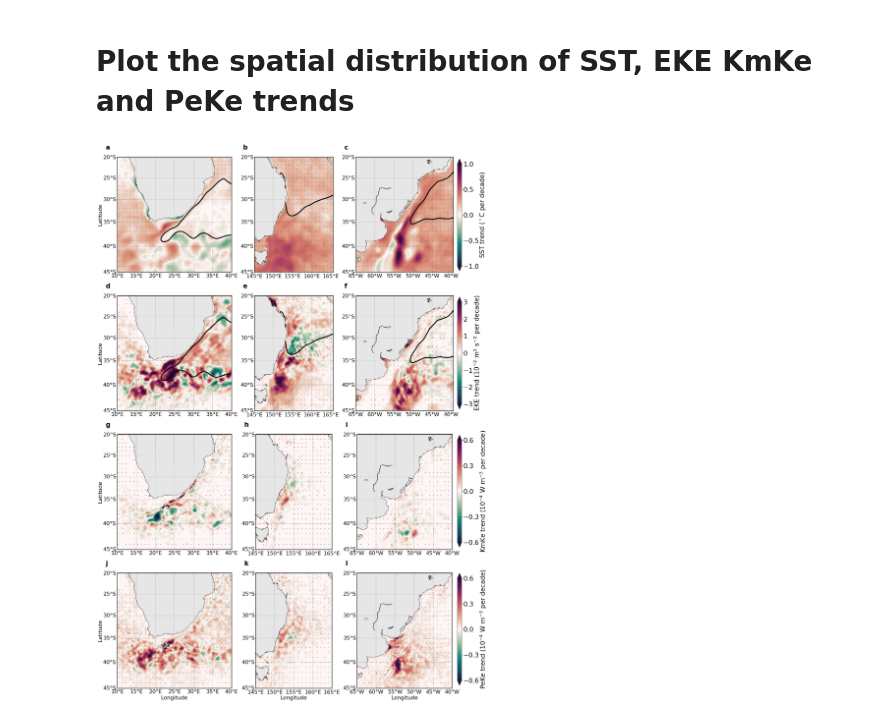
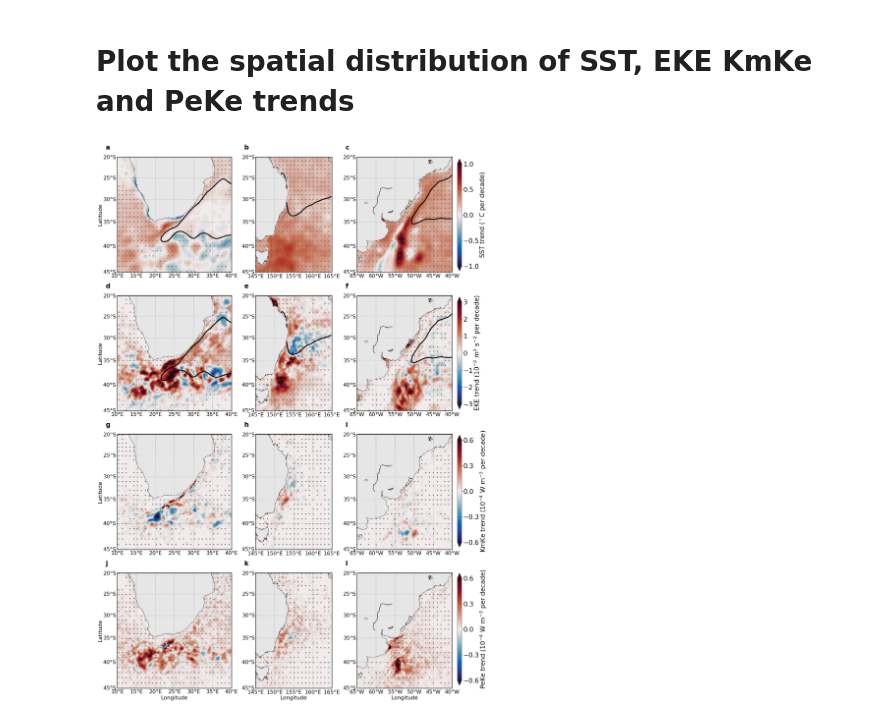
Before and after one commit to lijunde/WBCs_SST_EKE, a Jupyter notebook: NCC_Figure2.ipynb, the cells around one changed output. Drawn from its saved outputs; the diff is of its cells as text; code cells hidden in the pictures.

```diff
--- a/NCC_Figure2.ipynb
+++ b/NCC_Figure2.ipynb
@@ -48,23 +48,23 @@ PeKe_p[np.where(PeKe_p > 0.05)] = np.nan
 # Plot the spatial distribution of SST, EKE KmKe and PeKe trends
 # %%
 ##############################################################################################################
-labels      = ['a','b','c','d','e','f','g','h','i','j','k','l']
-levels1     = np.linspace(-1,1,50)
-levels2     = np.linspace(-3,3,50)
-levels3     = np.linspace(-0.6,0.6,50)
-tick_marks1 = np.linspace(-1,1,5)
-tick_marks2 = np.linspace(-3,3,7)
-tick_marks3 = np.linspace(-0.6,0.6,5)
-cmaps1      = cmaps.cmocean_curl
-fig_ratio   = 0.9
-fig         = plt.figure(figsize=(24, 32))
-gs          = gridspec.GridSpec(4,3)
-labelfont   = 22
+labels        = ['a','b','c','d','e','f','g','h','i','j','k','l']
+levels1       = np.linspace(-1,1,50)
+levels2       = np.linspace(-3,3,50)
+levels3       = np.linspace(-0.6,0.6,50)
+tick_marks1   = np.linspace(-1,1,5)
+tick_marks2   = np.linspace(-3,3,7)
+tick_marks3   = np.linspace(-0.6,0.6,5)
+cmaps1        = cmaps.cmocean_balance
+fig_ratio     = 0.9
+fig           = plt.figure(figsize=(24, 32))
+gs            = gridspec.GridSpec(4,3)
+labelfont     = 22
 padspacescale = 10
 labelpadscale = 2
-linefont    = 1
-scale       = 1.25
-m_scale     = 10
+linefont      = 1
+scale         = 1.25
+m_scale       = 50
 ##############################################################################################################
 for i in range(12):
     if i==0:
@@ -148,11 +148,11 @@ for i in range(12):
         plt.ylabel('Latitude',fontsize=labelfont,labelpad=6*padspacescale,family='sans-serif')
         cx,cy = m(7, -18.0)
     elif np.mod(i,3)==1:
-        m   = Basemap(projection='merc',suppress_ticks=True,llcrnrlat=-45,urcrnrlat= -20+0.1,llcrnrlon=145,urcrnrlon=np.nanmax(lon),resolution='l')
+        m   = Basemap(projection='merc',suppress_ticks=True,llcrnrlat=-45,urcrnrlat= -20+0.1,llcrnrlon=145,urcrnrlon=165,resolution='l')
         cx,cy  = m(142, -18.0)
         l=l+0.01
     else:
-        m   = Basemap(projection='merc',suppress_ticks=True,llcrnrlat=-45,urcrnrlat= -20+0.1,llcrnrlon=295,urcrnrlon=np.nanmax(lon),resolution='l')
+        m   = Basemap(projection='merc',suppress_ticks=True,llcrnrlat=-45,urcrnrlat= -20+0.1,llcrnrlon=295,urcrnrlon=320,resolution='l')
         cx,cy  = m(292, -18.0)
 
     m.drawparallels(np.arange(-60,-0, 5),labels=[1,0,0,0],linewidth=linefont,dashes=[2,2],color='.5',fontsize=labelfont,family='sans-serif')
@@ -209,31 +209,31 @@ for i in range(12):
     ax.set_position([l, b, scale*w, scale*h])
     if np.mod(i,3)==0:
         ax.set_position([l, b, scale*w, scale*h])
     elif np.mod(i,3)==1:
         ax.set_position([l, b, scale*w, scale*h])
     else:
         ax.set_position([l, b, scale*w, scale*h])
 
 cbaxes1     = fig.add_axes([0.94, 0.718, 0.01, 0.2])
 cb1 = plt.colorbar(CB1,orientation='vertical',cax = cbaxes1)
 cb1.set_ticks(tick_marks1)
 cb1.ax.tick_params(labelsize=1.2*labelfont)
 cb1.set_label(r'SST trend ($^\circ$C per decade)', fontsize=1.2*labelfont,labelpad=0,family='sans-serif')
 cbaxes2     = fig.add_axes([0.94, 0.472, 0.01, 0.2])
 cb2 = plt.colorbar(CB2,orientation='vertical',cax = cbaxes2)
 cb2.set_ticks(tick_marks2)
 cb2.ax.tick_params(labelsize=1.2*labelfont)
 cb2.set_label(r'EKE trend (10$^{-2}$ m$^{2}$ s$^{-2}$ per decade)', fontsize=1.2*labelfont,labelpad=0,family='sans-serif')
 cbaxes3     = fig.add_axes([0.94, 0.226, 0.01, 0.2])
 cb3 = plt.colorbar(CB3,orientation='vertical',cax = cbaxes3)
 cb3.set_ticks(tick_marks3)
 cb3.ax.tick_params(labelsize=1.2*labelfont)
 cb3.set_label(r'KmKe trend (10$^{-4}$ W m$^{-3}$ per decade)', fontsize=1.2*labelfont,labelpad=0,family='sans-serif')
 cbaxes4     = fig.add_axes([0.94, -0.02, 0.01, 0.2])
 cb4 = plt.colorbar(CB4,orientation='vertical',cax = cbaxes4)
 cb4.set_ticks(tick_marks3)
 cb4.ax.tick_params(labelsize=1.2*labelfont)
 cb4.set_label(r'PeKe trend (10$^{-4}$ W m$^{-3}$ per decade)', fontsize=1.2*labelfont,labelpad=0,family='sans-serif')
 fig.savefig(directory+'/BRAN_WBC/SO/Figure2_sst_eke_kmke_peke.pdf',dpi=300,bbox_inches = 'tight')
 # %% [output]
-[figure, old version]
+[figure, new version]
```
Also changed, not shown: 7 other files.
